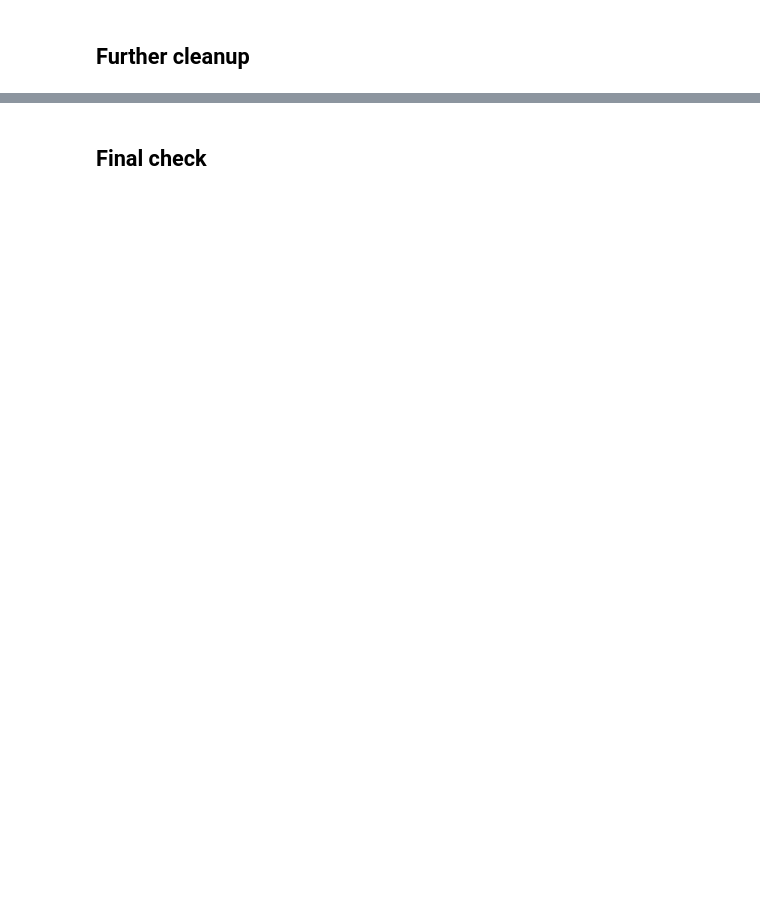
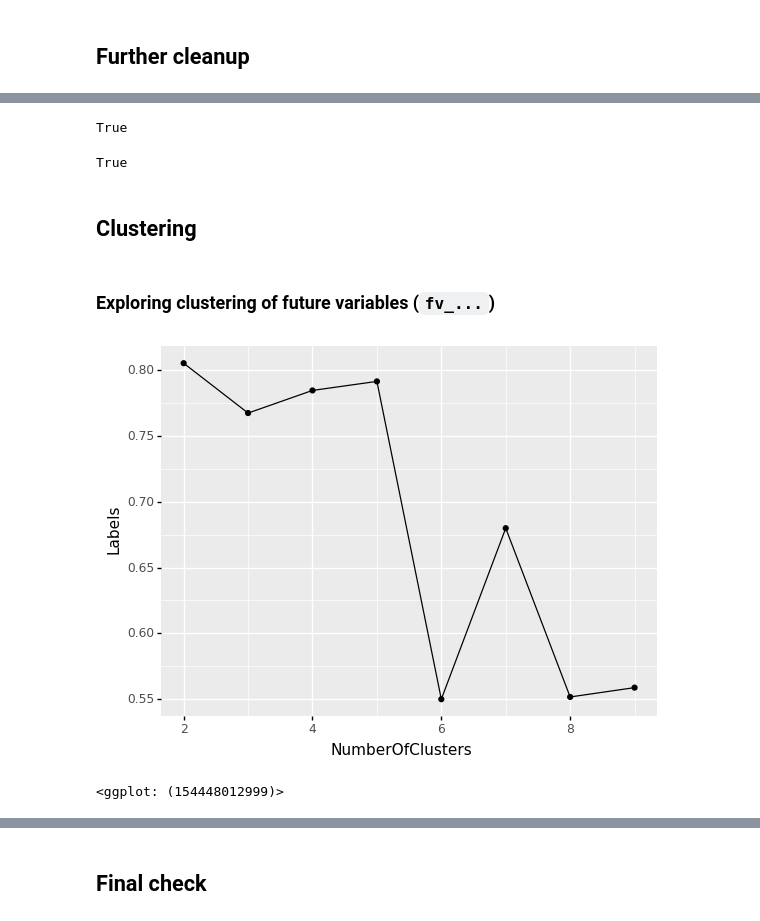
Before and after one commit to IEwaspbusters/KopuruVespaCompetitionIE, a Jupyter notebook: Competition_subs/2021-05-26_submit/Feeder_months/workerbee03_NESTS.ipynb, the cells around one changed output, grey strips where cells are left out. Cells and saved outputs as stored; diff of their text form; code cells hidden in the pictures; blank space fills up the shorter version.

Commit message:
Failing miserably at clustering

```diff
--- a/Competition_subs/2021-05-26_submit/Feeder_months/workerbee03_NESTS.ipynb
+++ b/Competition_subs/2021-05-26_submit/Feeder_months/workerbee03_NESTS.ipynb
@@ -148,0 +226,17 @@ all_the_queens_wasps.shape
+# %%
+queen_volume = pd.get_dummies(all_the_queens_wasps.nest_volume_l)
+all_the_queens_wasps = pd.concat([all_the_queens_wasps, queen_volume], axis=1)
+
+queen_urban = pd.get_dummies(all_the_queens_wasps.nest_locType)
+all_the_queens_wasps = pd.concat([all_the_queens_wasps, queen_urban], axis=1)
+
+queen_hastalavista = pd.get_dummies(all_the_queens_wasps.nest_status)
+all_the_queens_wasps = pd.concat([all_the_queens_wasps, queen_hastalavista], axis=1)
+
+all_the_queens_wasps.drop(columns=['nest_locType', 'nest_hight', 'nest_diameter', 'nest_volume_l', 'nest_status'], inplace=True)
+
+all_the_queens_wasps.rename(columns = {"small":"fv_size_small", "mid":"fv_size_mid", "large":"fv_size_large",\
+                                      "Natural Environment":"fv_type_natural", "Urban Environment":"fv_type_urban",\
+                                      "Cannot Terminate":"fv_status_cantkill", "Nest Terminated":"fv_status_dead", "Pending classification":"fv_status_pending"}, inplace = True)
+
+#all_the_queens_wasps
@@ -152,7 +264,8 @@ all_the_queens_wasps.shape
 Namely: **species** (keeping the Vespa Velutina only), **nest_foundDate**, **nest_locType**, **nest_hight**, **nest_diameter**, **nest_longitude**, **nest_latitude**, **nest_status**
 # %%
 # Filtering the rest of variables now, and counting
-all_the_queens_wasps = all_the_queens_wasps.loc[:, ['waspbust_id', 'year', 'municip_name', 'municip_code', 'month', 'year_offset']]\
+all_the_queens_wasps = all_the_queens_wasps.loc[:, ['waspbust_id', 'fv_size_small', 'fv_size_mid', 'fv_size_large', 'fv_type_natural', 'fv_type_urban',\
+                                                    'fv_status_cantkill', 'fv_status_dead', 'fv_status_pending', 'year', 'municip_name', 'municip_code', 'month', 'year_offset']]\
 .groupby(by =['year', 'municip_name', 'municip_code', 'month', 'year_offset'], as_index = False).count()
 # %%
 # let's rename the id to NESTS, now that it has been counted
@@ -291,0 +496,31 @@ all_the_queens_wasps_PREDICT.columns
+# %%
+all_the_queens_wasps_TRAIN.NESTS.sum() == df02_vespas.shape[0]
+# %% [output]
+True
+# %%
+all_the_queens_wasps_PREDICT.NESTS.sum() == 0
+# %% [output]
+True
+# %% [markdown]
+## Clustering
+# %% [markdown]
+### Exploring clustering of future variables (`fv_...`)
+# %%
+silhouettes = []
+
+for i in range(2,10,1):
+  model = KMeans(n_clusters=i)
+  aux = all_the_queens_wasps_TRAIN.loc[all_the_queens_wasps_TRAIN.year_offset == 2018, ['colonies_amount', 'food_fruit', 'food_apple', 'food_txakoli', 'food_kiwi', 'food_pear', 'food_blueberry', 'food_raspberry']]
+  model.fit(aux)
+  labels = model.labels_
+  sol = silhouette_score(aux, labels)
+  silhouettes.append(sol)
+
+silhouette = pd.DataFrame()
+silhouette['Labels'] = silhouettes
+silhouette['NumberOfClusters'] = range(2,10,1)
+
+ggplot(aes(x='NumberOfClusters', y='Labels'), silhouette) + geom_line() + geom_point()
+# %% [output]
+[figure, added]
+<ggplot: (154448012999)>
```
Also changed, not shown: parts of 64 cells of this notebook, 2 other files.
